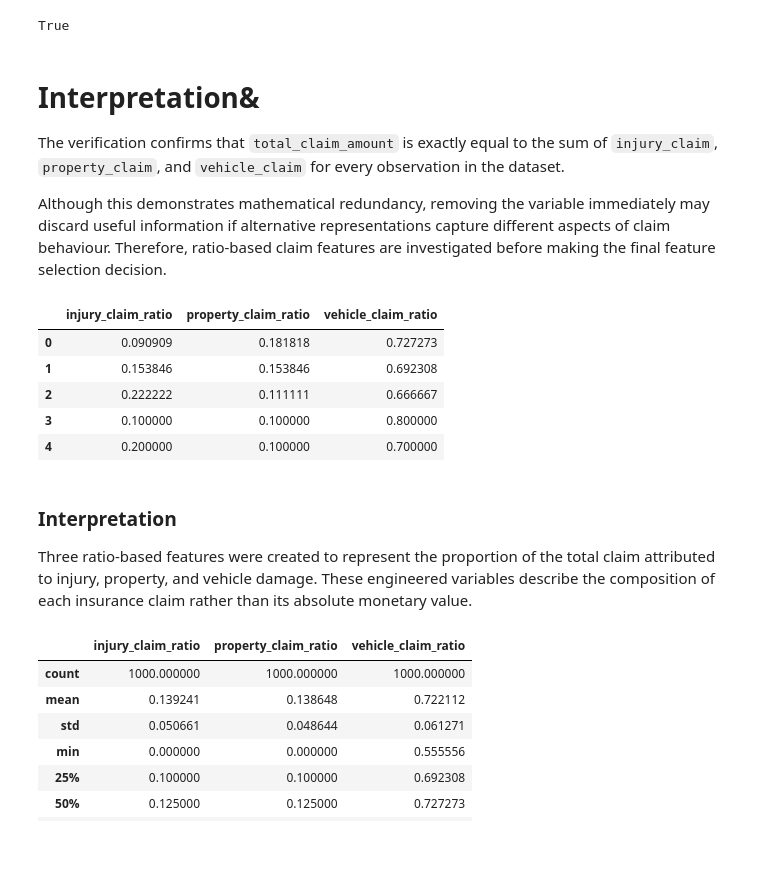
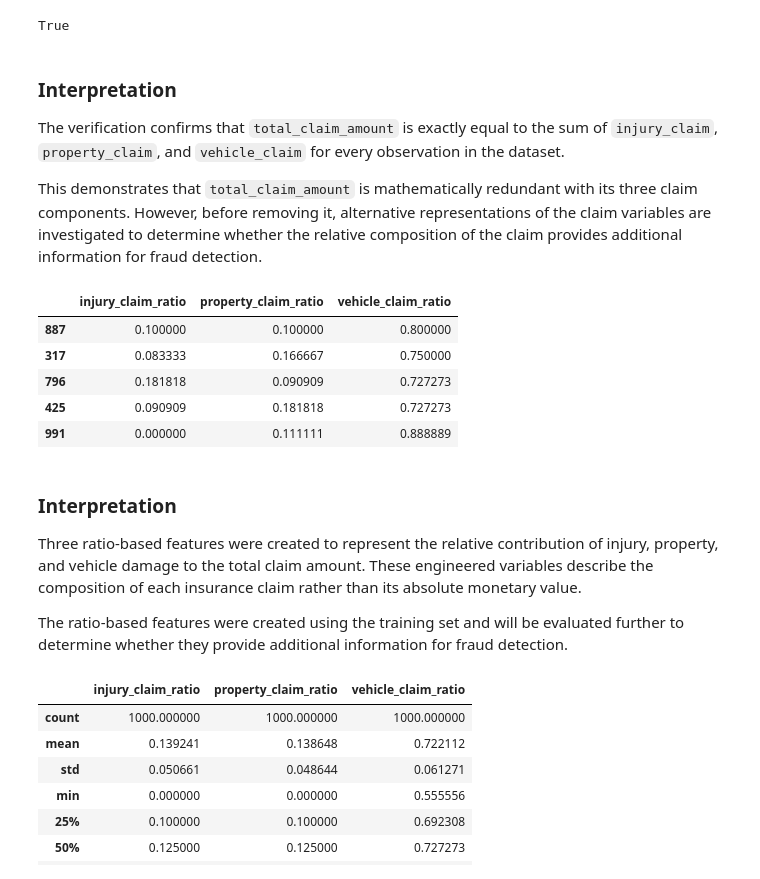
Before and after one commit to SevilFundaPolat/insurance-fraud-detection, a Jupyter notebook: notebooks/IC-an-Sevil.ipynb, the cells around one changed output. Drawn from its saved outputs; the diff is of its cells as text; code cells hidden in the pictures; blank space fills up the shorter version.

```diff
--- a/notebooks/IC-an-Sevil.ipynb
+++ b/notebooks/IC-an-Sevil.ipynb
@@ -1136,7 +1090,3 @@ pd.Series(df.columns, name="Column Name")
 41           property_claim_ratio
 42            vehicle_claim_ratio
 Name: Column Name, dtype: object
-# %%
-df.columns = df.columns.str.replace("-", "_", regex=False)
-
-print("Column names have been standardized.")
@@ -1667,44 +1646,50 @@ print(check)
 # %% [output]
 True
 # %% [markdown]
-# Interpretation&
+### Interpretation
 
 The verification confirms that `total_claim_amount` is exactly equal to the sum of `injury_claim`, `property_claim`, and `vehicle_claim` for every observation in the dataset.
 
-Although this demonstrates mathematical redundancy, removing the variable immediately may discard useful information if alternative representations capture different aspects of claim behaviour. Therefore, ratio-based claim features are investigated before making the final feature selection decision.
+This demonstrates that `total_claim_amount` is mathematically redundant with its three claim components. However, before removing it, alternative representations of the claim variables are investigated to determine whether the relative composition of the claim provides additional information for fraud detection.
 # %%
 # Create ratio-based claim features
 
-df["injury_claim_ratio"] = (
-    df["injury_claim"] / df["total_claim_amount"]
+# Create ratio-based claim features
+
+X_train = X_train.copy()
+
+X_train["injury_claim_ratio"] = (
+    X_train["injury_claim"] / X_train["total_claim_amount"]
 )
 
-df["property_claim_ratio"] = (
-    df["property_claim"] / df["total_claim_amount"]
+X_train["property_claim_ratio"] = (
+    X_train["property_claim"] / X_train["total_claim_amount"]
 )
 
-df["vehicle_claim_ratio"] = (
-    df["vehicle_claim"] / df["total_claim_amount"]
+X_train["vehicle_claim_ratio"] = (
+    X_train["vehicle_claim"] / X_train["total_claim_amount"]
 )
 
-df[
+X_train[
     [
         "injury_claim_ratio",
         "property_claim_ratio",
         "vehicle_claim_ratio",
     ]
 ].head()
 # %% [output]
 |  | injury_claim_ratio | property_claim_ratio | vehicle_claim_ratio |
-| 0 | 0.090909 | 0.181818 | 0.727273 |
-| 1 | 0.153846 | 0.153846 | 0.692308 |
-| 2 | 0.222222 | 0.111111 | 0.666667 |
-| 3 | 0.100000 | 0.100000 | 0.800000 |
-| 4 | 0.200000 | 0.100000 | 0.700000 |
+| 887 | 0.100000 | 0.100000 | 0.800000 |
+| 317 | 0.083333 | 0.166667 | 0.750000 |
+| 796 | 0.181818 | 0.090909 | 0.727273 |
+| 425 | 0.090909 | 0.181818 | 0.727273 |
+| 991 | 0.000000 | 0.111111 | 0.888889 |
 # %% [markdown]
 ### Interpretation
 
-Three ratio-based features were created to represent the proportion of the total claim attributed to injury, property, and vehicle damage. These engineered variables describe the composition of each insurance claim rather than its absolute monetary value.
+Three ratio-based features were created to represent the relative contribution of injury, property, and vehicle damage to the total claim amount. These engineered variables describe the composition of each insurance claim rather than its absolute monetary value.
+
+The ratio-based features were created using the training set and will be evaluated further to determine whether they provide additional information for fraud detection.
 # %%
 # Summary statistics
 df[
```
Also changed, not shown: parts of 118 cells of this notebook.
